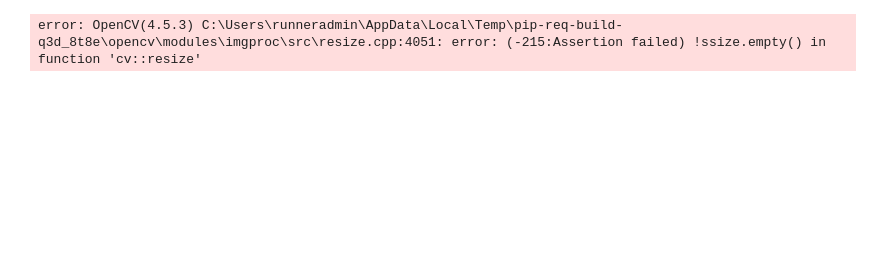
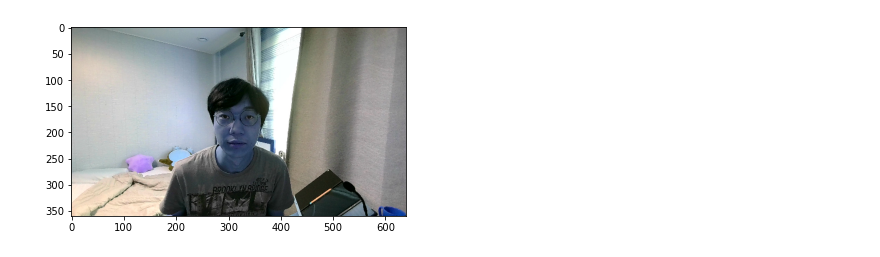
Before and after one commit to Chromis07/aiffel, a Jupyter notebook: exploration/node_03/camera_sticker.ipynb, the cells around one changed output. Cells and saved outputs as stored; diff of their text form; code cells hidden in the pictures; blank space fills up the shorter version.

```diff
--- a/exploration/node_03/camera_sticker.ipynb
+++ b/exploration/node_03/camera_sticker.ipynb
@@ -4,14 +4,14 @@ import matplotlib.pyplot as plt
 import numpy as np
 # %%
 import os
-my_image_path = "./images/image.png"
+my_image_path = "./camera_sticker/images/image.png"
 img_bgr = cv2.imread(my_image_path)
 img_bgr = cv2.resize(img_bgr, (640,360))
 img_show = img_bgr.copy()
 plt.imshow(img_bgr)
 plt.show()
 # %% [output]
-error: OpenCV(4.5.3) C:\Users\runneradmin\AppData\Local\Temp\pip-req-build-q3d_8t8e\opencv\modules\imgproc\src\resize.cpp:4051: error: (-215:Assertion failed) !ssize.empty() in function 'cv::resize'
+[figure, added]
 # %%
 img_rgb = cv2.cvtColor(img_bgr, cv2.COLOR_BGR2RGB)
 plt.imshow(img_rgb)
```
Also changed, not shown: parts of 11 cells of this notebook.
